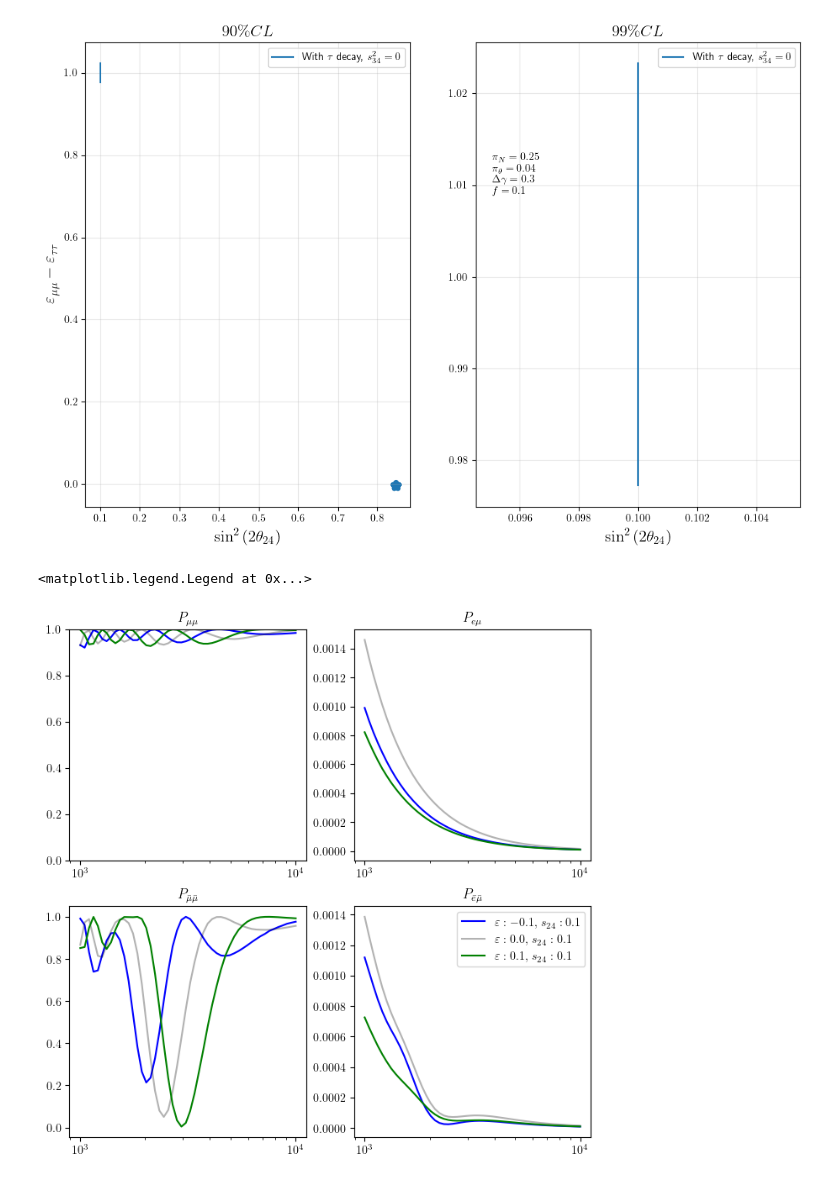
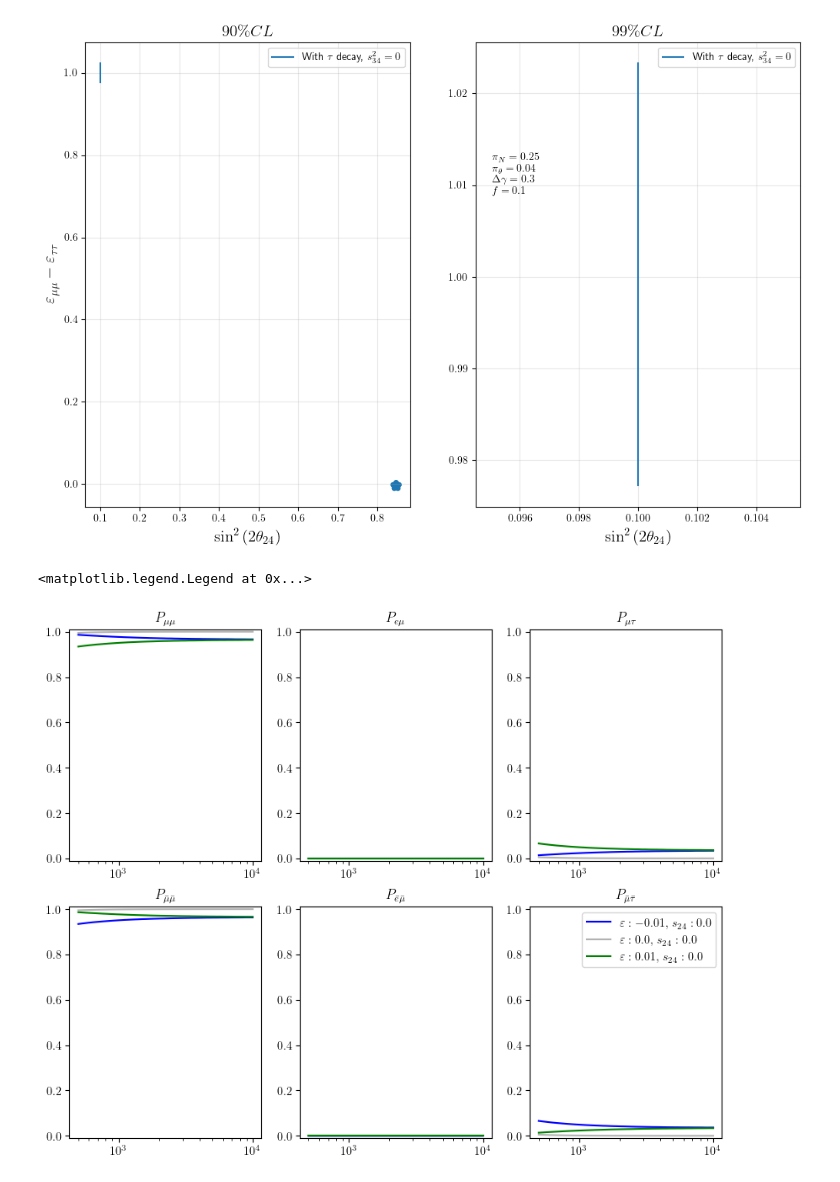
Before and after one commit to Sjoeborg/thesis, a Jupyter notebook: notebooks/NSI/event_processing_nsi.ipynb, the cells around one changed output. Saved outputs shown, nothing was run; the diff lists cells and outputs as text; code cells hidden in the pictures.

```diff
--- a/notebooks/NSI/event_processing_nsi.ipynb
+++ b/notebooks/NSI/event_processing_nsi.ipynb
@@ -91,7 +104,7 @@ H0_normalized, H1_list_normalized = normalize_events(H0_events,H1_events_list,z_
 # %%
 sigma_a = 0.25
 sigma_b = 0.04
-f = 0.1
-deltachi, best_index, H1_chisq,H0_chisq = get_deltachi(H1_list_normalized, H0_normalized,emt_range,emm_range,delta_T,[sigma_a,sigma_b],f,x0=[1])
+f = 0
+deltachi, best_index, H1_chisq,H0_chisq = get_deltachi(H1_list_normalized_z, H0_normalized_z,emt_range,emm_range,delta_T,[sigma_a,sigma_b],f,x0=[1])
 s24_cl90, s24_cl99, emm_cl90, emm_cl99 = get_contour(deltachi.T, emt_range,emm_range,2)
-best_fit_coords = (np.sin(2*param_list[best_index]['e_mt'])**2, param_list[best_index]['e_mm'])
+best_fit_coords = (param_list[best_index]['e_mt'], param_list[best_index]['e_mm'])
@@ -142,11 +170,13 @@ Text(0.05, 0.65, '$\\pi_N = 0.25$\n$\\pi_\\theta = 0.04$\n$\\Delta \\gamma = 0.3
 # Plots for Smirnov 2013
 from plotter import P_over_E_parameter
 ic_params_nsi['dm_41'] = 0.93
-plot_params = list_of_params_nsi(ic_params_nsi, emm_range= np.array([-0.1,0,0.1]), s24_range=np.array([0.1]))
-Pam = P_over_E_parameter('m', param_dict_list=plot_params, E=np.logspace(3,4,50), zenith = -1, ndim = 4, anti=True, nsi=True)
-Pm = P_over_E_parameter('m', param_dict_list=plot_params, E=np.logspace(3,4,50), zenith =-1, ndim = 4, anti=False, nsi=True)
-Pe = P_over_E_parameter('e', param_dict_list=plot_params, E=np.logspace(3,4,50), zenith = -1, ndim = 4, anti=False, nsi=True)
-Pae = P_over_E_parameter('e', param_dict_list=plot_params, E=np.logspace(3,4,50), zenith = -1, ndim = 4, anti=True, nsi=True)
+ndim = 3
+E = np.logspace(np.log10(500),4,50)
+plot_params = list_of_params_nsi(ic_params_nsi, emm_range=np.array([0.06]),emt_range= np.array([-0.01,0,0.01]), s24_range=np.array([0]))
+Pam = P_over_E_parameter('m', param_dict_list=plot_params, E=E, zenith = -1, ndim = ndim, anti=True, nsi=True)
+Pm = P_over_E_parameter('m', param_dict_list=plot_params, E=E, zenith =-1, ndim = ndim, anti=False, nsi=True)
+Pe = P_over_E_parameter('e', param_dict_list=plot_params, E=E, zenith = -1, ndim = ndim, anti=False, nsi=True)
+Pae = P_over_E_parameter('e', param_dict_list=plot_params, E=E, zenith = -1, ndim = ndim, anti=True, nsi=True)
 
 Pamam = Pam[:,1]
 Pamat = Pam[:,2]
@@ -155,30 +185,43 @@ Pmt = Pm[:,2]
 Pem = Pe[:,1]
 Paeam = Pae[:,1]
 # %%
-fig, ax = plt.subplots(2,2, figsize=(8,8))
+fig, ax = plt.subplots(2,3, figsize=(10,8))
 ax = ax.flatten()
 colors = ['blue','black','green']
 alpha = [1,0.3,1]
 for i,prob in enumerate(Pmm):
-    ax[0].plot(np.logspace(3,4,50), prob, c=colors[i], alpha=alpha[i],label=f'$\\varepsilon: {np.round(plot_params[i]["e_mm"],2)},\, s_{{24}}: {np.round(np.sin(2*plot_params[i]["theta_24"])**2,2)}$')
+    ax[0].plot(E, prob, c=colors[i], alpha=alpha[i],label=f'$\\varepsilon: {np.round(plot_params[i]["e_mt"],3)},\, s_{{24}}: {np.round(np.sin(2*plot_params[i]["theta_24"])**2,2)}$')
 
+for i,prob in enumerate(Pem):
+    ax[1].plot(E, prob, c=colors[i],alpha=alpha[i], label=f'$\\varepsilon: {np.round(plot_params[i]["e_mt"],3)},\, s_{{24}}: {np.round(np.sin(2*plot_params[i]["theta_24"])**2,2)}$')
 for i,prob in enumerate(Pmt):
-    ax[1].plot(np.logspace(3,4,50), prob, c=colors[i],alpha=alpha[i], label=f'$\\varepsilon: {np.round(plot_params[i]["e_mm"],2)},\, s_{{24}}: {np.round(np.sin(2*plot_params[i]["theta_24"])**2,2)}$')
+    ax[2].plot(E, prob, c=colors[i],alpha=alpha[i], label=f'$\\varepsilon: {np.round(plot_params[i]["e_mt"],3)},\, s_{{24}}: {np.round(np.sin(2*plot_params[i]["theta_24"])**2,2)}$')
 for i,prob in enumerate(Pamam):
-    ax[2].plot(np.logspace(3,4,50), prob,c=colors[i],alpha=alpha[i], label=f'$\\varepsilon: {np.round(plot_params[i]["e_mm"],2)},\, s_{{24}}: {np.round(np.sin(2*plot_params[i]["theta_24"])**2,2)}$')
+    ax[3].plot(E, prob,c=colors[i],alpha=alpha[i], label=f'$\\varepsilon: {np.round(plot_params[i]["e_mt"],3)},\, s_{{24}}: {np.round(np.sin(2*plot_params[i]["theta_24"])**2,2)}$')
+for i,prob in enumerate(Paeam):
+    ax[4].plot(E, prob,c=colors[i],alpha=alpha[i], label=f'$\\varepsilon: {np.round(plot_params[i]["e_mt"],3)},\, s_{{24}}: {np.round(np.sin(2*plot_params[i]["theta_24"])**2,2)}$')
 for i,prob in enumerate(Pamat):
-    ax[3].plot(np.logspace(3,4,50), prob,c=colors[i],alpha=alpha[i], label=f'$\\varepsilon: {np.round(plot_params[i]["e_mm"],2)},\, s_{{24}}: {np.round(np.sin(2*plot_params[i]["theta_24"])**2,2)}$')
+    ax[5].plot(E, prob,c=colors[i],alpha=alpha[i], label=f'$\\varepsilon: {np.round(plot_params[i]["e_mt"],3)},\, s_{{24}}: {np.round(np.sin(2*plot_params[i]["theta_24"])**2,2)}$')
 
 ax[0].set_xscale('log')
 ax[1].set_xscale('log')
 ax[2].set_xscale('log')
 ax[3].set_xscale('log')
-ax[0].set_ylim((0,1))
+ax[4].set_xscale('log')
+ax[5].set_xscale('log')
+ax[0].set_ylim((-0.01,1.01))
+ax[1].set_ylim((-0.01,1.01))
+ax[2].set_ylim((-0.01,1.01))
+ax[3].set_ylim((-0.01,1.01))
+ax[4].set_ylim((-0.01,1.01))
+ax[5].set_ylim((-0.01,1.01))
 ax[0].set_title('$P_{\mu\mu}$')
 ax[1].set_title('$P_{e\mu}$')
-ax[2].set_title('$P_{\\bar{\mu}\\bar{\mu}}$')
-ax[3].set_title('$P_{\\bar{e}\\bar{\mu}}$')
+ax[2].set_title('$P_{\mu\\tau}$')
+ax[3].set_title('$P_{\\bar{\mu}\\bar{\mu}}$')
+ax[4].set_title('$P_{\\bar{e}\\bar{\mu}}$')
+ax[5].set_title('$P_{\\bar{\mu}\\bar{\\tau}}$')
 plt.legend()
 # %% [output]
 <matplotlib.legend.Legend at 0x...>
-[figure, old version]
+[figure, new version]
```
Also changed, not shown: parts of 5 cells of this notebook, 10 other files.
